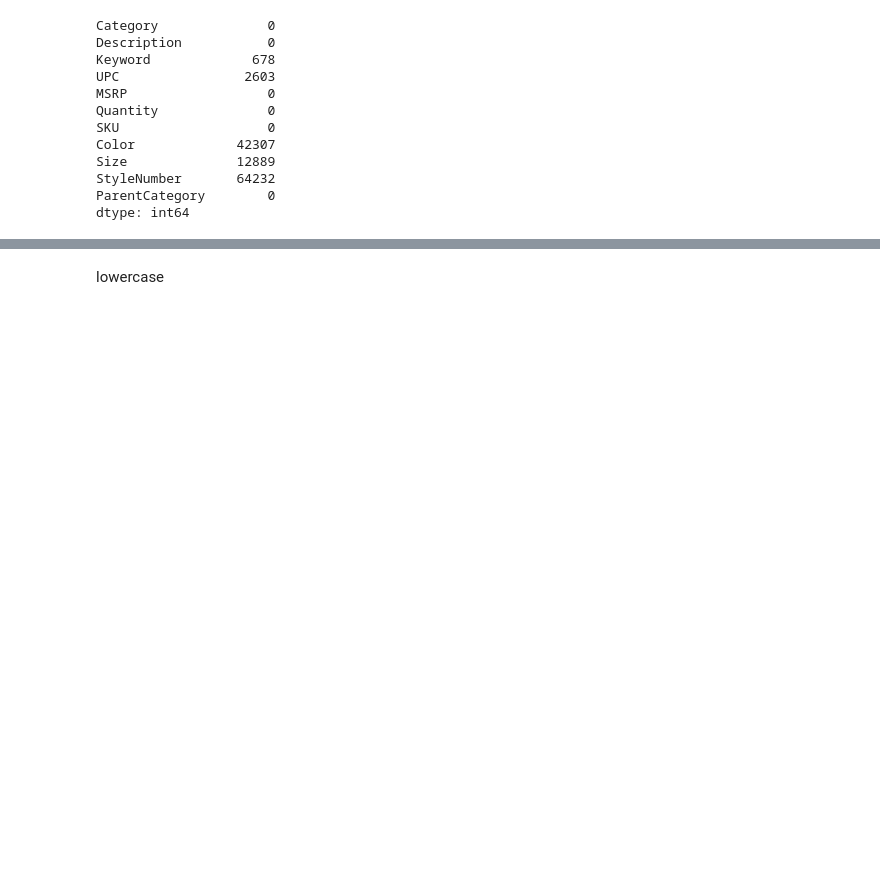
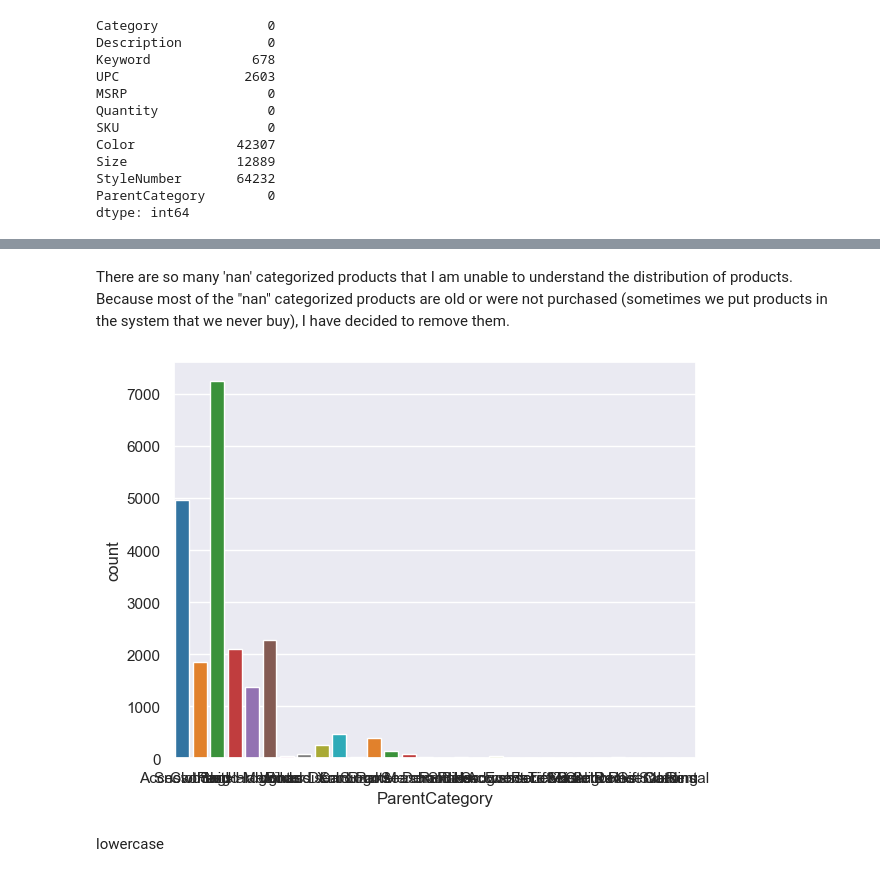
Before and after one commit to MappingKat/SunlightMtnRetail, a Jupyter notebook: notebooks/01-data-cleaning.ipynb, the cells around one changed output, grey strips where cells are left out. Saved outputs shown, nothing was run; the diff lists cells and outputs as text; code cells hidden in the pictures; blank space fills up the shorter version.

Commit message:
More visuals

```diff
--- a/notebooks/01-data-cleaning.ipynb
+++ b/notebooks/01-data-cleaning.ipynb
@@ -282,19 +315,0 @@ plt.xticks(rotation=45)
-# %%
-clean_products["ParentCategory"] = clean_products["ParentCategory"].replace(["nan", "", "N/A"], pd.NA)
-df_products = clean_products.dropna(subset=["ParentCategory"])
-# sns.countplot(x='ParentCategory',data=df_products,palette='tab10')
-
-# Create the countplot
-bar_plot = sns.countplot(x='ParentCategory', data=df_products, palette='tab10')
-
-# Sort the bars
-counts = df_products['ParentCategory'].value_counts()
-bar_plot.set_xticklabels(counts.index.to_list())
-
-# Rotate x-axis labels
-plt.xticks(rotation=45)
-
-# Zoom in (adjust limits as needed)
-plt.tight_layout()
-
-plt.show()
@@ -305,2 +316,27 @@ print(len(inconsistent_categories))
+# %% [markdown]
+There are so many 'nan' categorized products that I am unable to understand the distribution of products. Because most of the "nan" categorized products are old or were not purchased (sometimes we put products in the system that we never buy), I have decided to remove them.
+# %%
+clean_products["ParentCategory"] = clean_products["ParentCategory"].astype("str")
+clean_products["ParentCategory"] = clean_products["ParentCategory"].replace(["nan", "", "N/A", "<NA>"], pd.NA)
+df_products = clean_products.dropna(subset=["ParentCategory"])
+# sns.countplot(x='ParentCategory',data=df_products,palette='tab10')
+
+# Create the countplot
+bar_plot = sns.countplot(x='ParentCategory', data=df_products, palette='tab10')
+
+# Sort the bars
+counts = df_products['ParentCategory'].value_counts()
+bar_plot.set_xticklabels(counts.index.to_list())
+
+# Rotate x-axis labels
+# plt.xticks(rotation=30)
+
+# Zoom in (adjust limits as needed)
+plt.tight_layout()
+
+plt.show()
+clean_products["ParentCategory"] = clean_products["ParentCategory"].astype("str")
+# %% [output]
+[figure, added]
 # %% [markdown]
 lowercase
```
Also changed, not shown: parts of 21 cells of this notebook, 1 other file.
